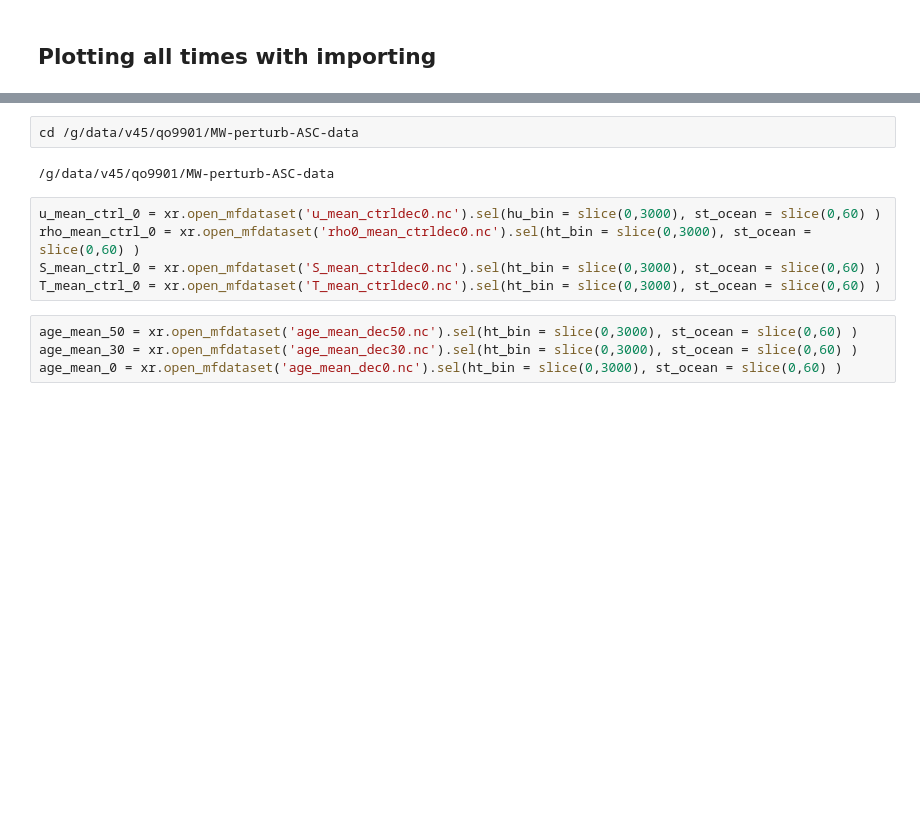
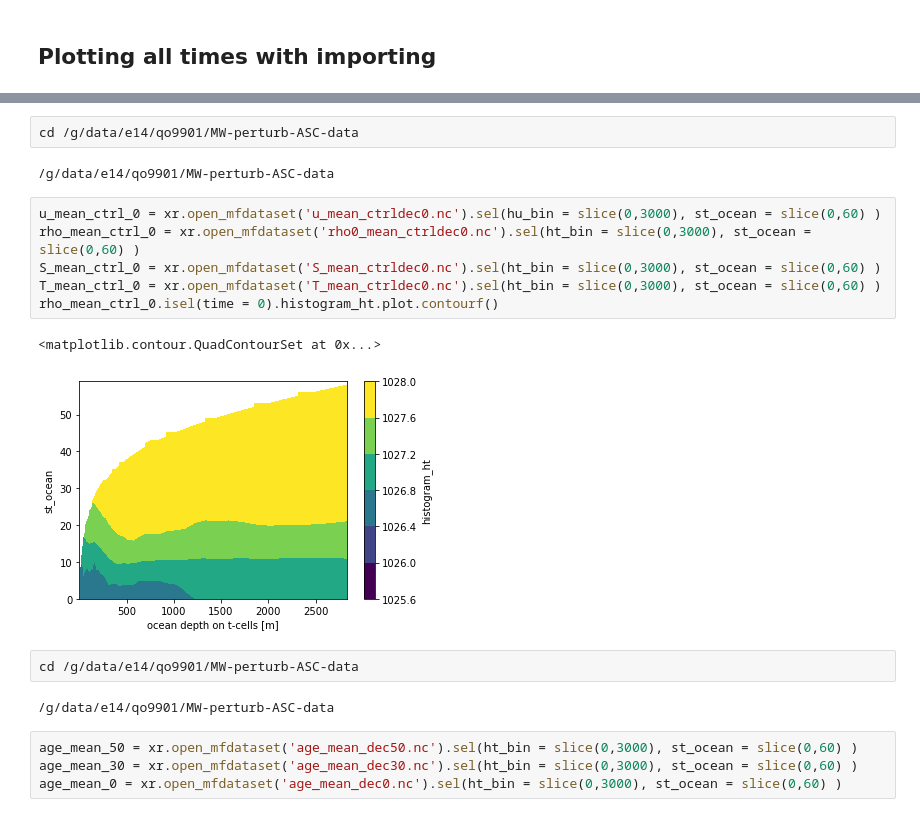
Before and after one commit to ongqingyee/MW-perturb-ASC, a Jupyter notebook: plotting_scripts/FIGCircumpolar_av_MW_isobath.ipynb, the cells around one changed output, grey strips where cells are left out. Drawn from its saved outputs; the diff is of its cells as text; blank space fills up the shorter version.

```diff
--- a/plotting_scripts/FIGCircumpolar_av_MW_isobath.ipynb
+++ b/plotting_scripts/FIGCircumpolar_av_MW_isobath.ipynb
@@ -371,12 +352,20 @@ plt.plot(pseudo_lat.values)
 # %%
-cd /g/data/v45/qo9901/MW-perturb-ASC-data
+cd /g/data/e14/qo9901/MW-perturb-ASC-data
 # %% [output]
-/g/data/v45/qo9901/MW-perturb-ASC-data
+/g/data/e14/qo9901/MW-perturb-ASC-data
 # %%
 u_mean_ctrl_0 = xr.open_mfdataset('u_mean_ctrldec0.nc').sel(hu_bin = slice(0,3000), st_ocean = slice(0,60) )
 rho_mean_ctrl_0 = xr.open_mfdataset('rho0_mean_ctrldec0.nc').sel(ht_bin = slice(0,3000), st_ocean = slice(0,60) )
 S_mean_ctrl_0 = xr.open_mfdataset('S_mean_ctrldec0.nc').sel(ht_bin = slice(0,3000), st_ocean = slice(0,60) )
 T_mean_ctrl_0 = xr.open_mfdataset('T_mean_ctrldec0.nc').sel(ht_bin = slice(0,3000), st_ocean = slice(0,60) )
+rho_mean_ctrl_0.isel(time = 0).histogram_ht.plot.contourf()
+# %% [output]
+<matplotlib.contour.QuadContourSet at 0x...>
+[figure, added]
+# %%
+cd /g/data/e14/qo9901/MW-perturb-ASC-data
+# %% [output]
+/g/data/e14/qo9901/MW-perturb-ASC-data
 # %%
 age_mean_50 = xr.open_mfdataset('age_mean_dec50.nc').sel(ht_bin = slice(0,3000), st_ocean = slice(0,60) )
 age_mean_30 = xr.open_mfdataset('age_mean_dec30.nc').sel(ht_bin = slice(0,3000), st_ocean = slice(0,60) )
```
Also changed, not shown: parts of 61 cells of this notebook.
